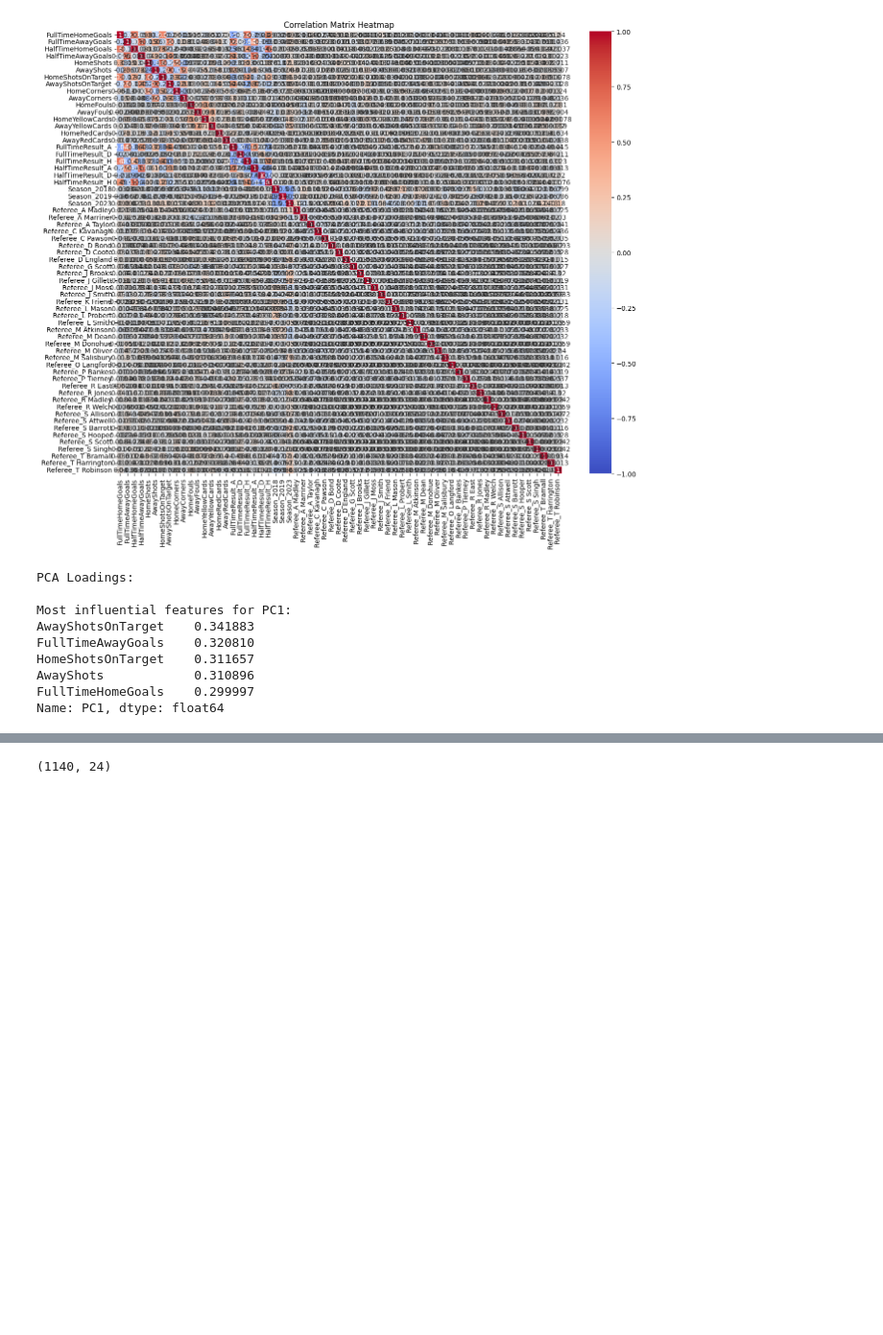
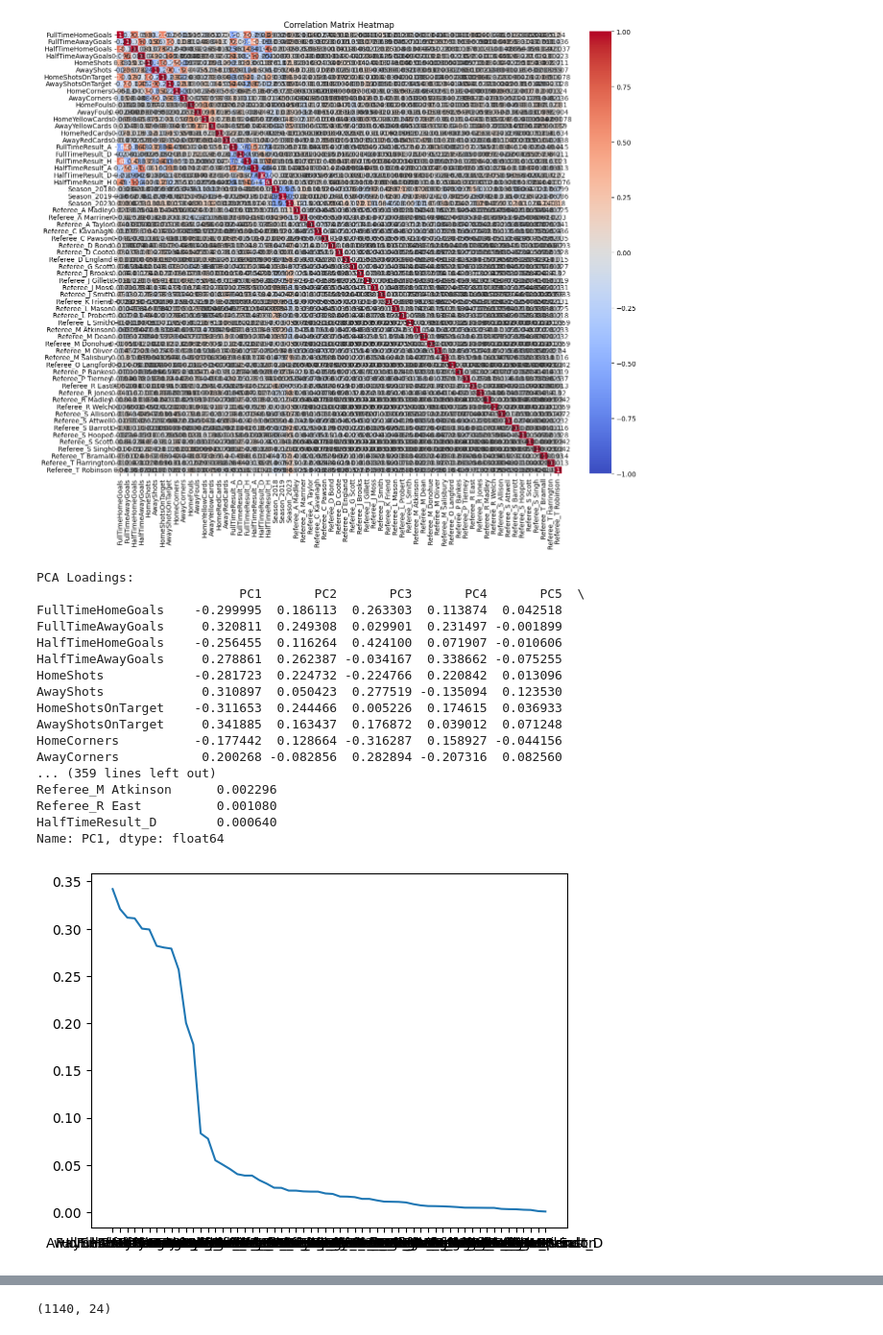
Before and after one commit to BhosaleAniket/MATH-189-Final-Project, a Jupyter notebook: final_project.ipynb, the cells around one changed output, grey strips where cells are left out. Shown at 96% size. Saved outputs shown, nothing was run; the diff lists cells and outputs as text; code cells hidden in the pictures; blank space fills up the shorter version.

```diff
--- a/final_project.ipynb
+++ b/final_project.ipynb
@@ -714,40 +713,54 @@ plt.title('Correlation Matrix Heatmap')
 plt.show()
 # %% [output]
 [figure]
+# %%
+df = pd.get_dummies(combined_df, columns=['FullTimeResult', 'HalfTimeResult', 'Season', "Referee"], drop_first=False)
+df = df.drop(columns={"MatchDate", 'KickoffTime','HomeTeam', 'AwayTeam'})
 # %%
 X_scaled = StandardScaler().fit_transform(df.drop(columns={"FullTimeResult_A", 'FullTimeResult_D', 'FullTimeResult_H'}))
-pca = PCA(n_components=5)  # Retain 2 principal components
+pca = PCA()  # Retain 2 principal components
 
 # Fit PCA to the scaled data
 pca.fit(X_scaled)
 
 # Create a DataFrame for the loadings
 loadings = pd.DataFrame(pca.components_.T,
                         columns=[f'PC{i+1}' for i in range(pca.n_components_)],
                         index=df.columns.drop({"FullTimeResult_A", 'FullTimeResult_D', 'FullTimeResult_H'}))
 
 print("PCA Loadings:")
-#print(loadings)
+print(loadings)
 
 # To see the most influential features for the first principal component (PC1):
 pc1_loadings = loadings['PC1'].abs().sort_values(ascending=False)
 pc2_loadings = loadings['PC2'].abs().sort_values(ascending=False)
 pc3_loadings = loadings['PC3'].abs().sort_values(ascending=False)
 pc4_loadings = loadings['PC4'].abs().sort_values(ascending=False)
 pc5_loadings = loadings['PC5'].abs().sort_values(ascending=False)
 
 print("\nMost influential features for PC1:")
-print(pc1_loadings[:5])
+print(pc1_loadings)
+
+plt.plot(pc1_loadings)
 
 # Transform the data to the new principal component space
 X_pca = pca.transform(X_scaled)
 # %% [output]
 PCA Loadings:
-
-Most influential features for PC1:
-AwayShotsOnTarget    0.341883
-FullTimeAwayGoals    0.320810
-HomeShotsOnTarget    0.311657
-AwayShots            0.310896
-FullTimeHomeGoals    0.299997
+                           PC1       PC2       PC3       PC4       PC5  \
+FullTimeHomeGoals    -0.299995  0.186113  0.263303  0.113874  0.042518
+FullTimeAwayGoals     0.320811  0.249308  0.029901  0.231497 -0.001899
+HalfTimeHomeGoals    -0.256455  0.116264  0.424100  0.071907 -0.010606
+HalfTimeAwayGoals     0.278861  0.262387 -0.034167  0.338662 -0.075255
+HomeShots            -0.281723  0.224732 -0.224766  0.220842  0.013096
+AwayShots             0.310897  0.050423  0.277519 -0.135094  0.123530
+HomeShotsOnTarget    -0.311653  0.244466  0.005226  0.174615  0.036933
+AwayShotsOnTarget     0.341885  0.163437  0.176872  0.039012  0.071248
+HomeCorners          -0.177442  0.128664 -0.316287  0.158927 -0.044156
+AwayCorners           0.200268 -0.082856  0.282894 -0.207316  0.082560
+... (359 lines left out)
+Referee_M Atkinson      0.002296
+Referee_R East          0.001080
+HalfTimeResult_D        0.000640
 Name: PC1, dtype: float64
+[figure, added]
```
Also changed, not shown: parts of 40 cells of this notebook.
